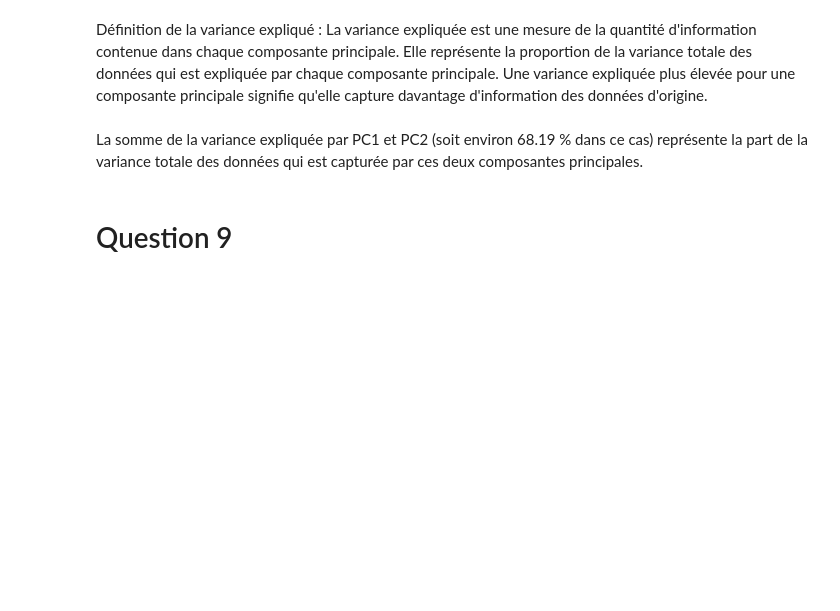
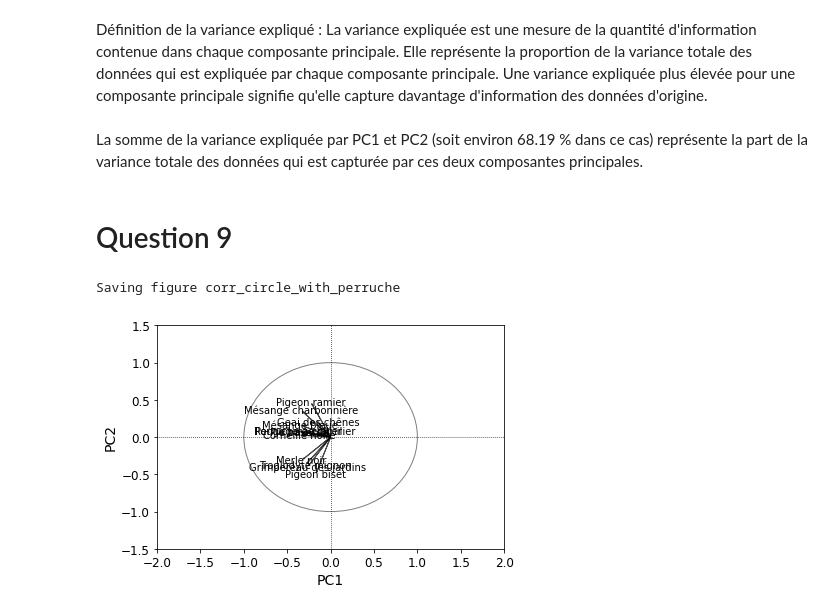
Before and after one commit to Redhoxx/DataScience_Project, a Jupyter notebook: DataScience_Project.ipynb, the cells around one changed output. Cells and saved outputs as stored; diff of their text form; code cells hidden in the pictures; blank space fills up the shorter version.

```diff
--- a/DataScience_Project.ipynb
+++ b/DataScience_Project.ipynb
@@ -508,0 +564,18 @@ La somme de la variance expliquée par PC1 et PC2 (soit environ 68.19 % dans ce
+# %%
+def eigen_scaling(pca, scaling=0):
+    # pca is a PCA object obtained from statsmodels.multivariate.pca
+    # scaling is one of [0, 1, 2, 3]
+    # the eigenvalues of the pca object are n times the ones computed with R
+    # we thus need to divide their sum by the number of rows
+    const = ((pca.scores.shape[0] - 1) * pca.eigenvals.sum() / pca.scores.shape[0]) ** 0.25
+    if scaling == 0:
+        scores = pca.scores
+        loadings = pca.loadings
+    elif scaling == 3:
+        scaling_fac = (pca.eigenvals / pca.eigenvals.sum()) ** 0.25
+        scaling_fac.index = pca.scores.columns
+        scores = pca.scores * scaling_fac * const
+        loadings = pca.loadings * scaling_fac * const
+    else:
+        sys.exit("Scaling should either be 0 or 3")
+    return ([scores, loadings])
@@ -508,0 +653,19 @@ La somme de la variance expliquée par PC1 et PC2 (soit environ 68.19 % dans ce
+# %%
+df_wbz_pca = PCA(
+    data=df_without_birds_zero.drop("Mois", axis=1),
+    standardize=True,
+    normalize=True,
+    ncomp=4
+)
+# %%
+biplot(
+    pca=df_wbz_pca,
+    scaling=0,
+    plot_loading_labels=True,
+)
+
+save_fig("corr_circle_with_perruche")
+plt.show()
+# %% [output]
+Saving figure corr_circle_with_perruche
+[figure, added]
```
Also changed, not shown: parts of 16 cells of this notebook, 3 other files.
